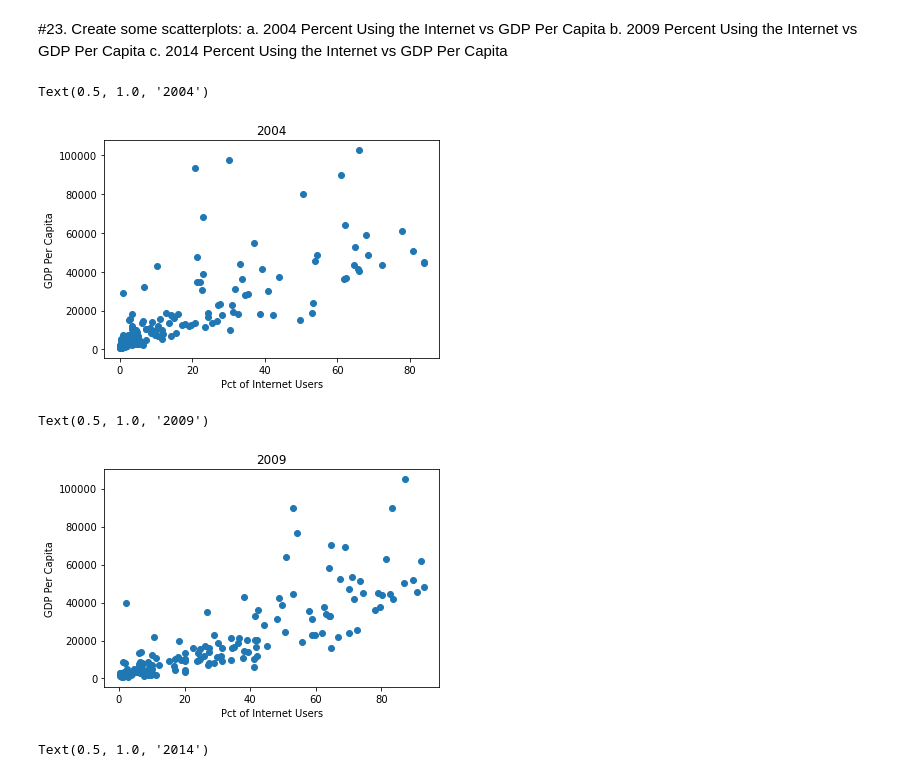
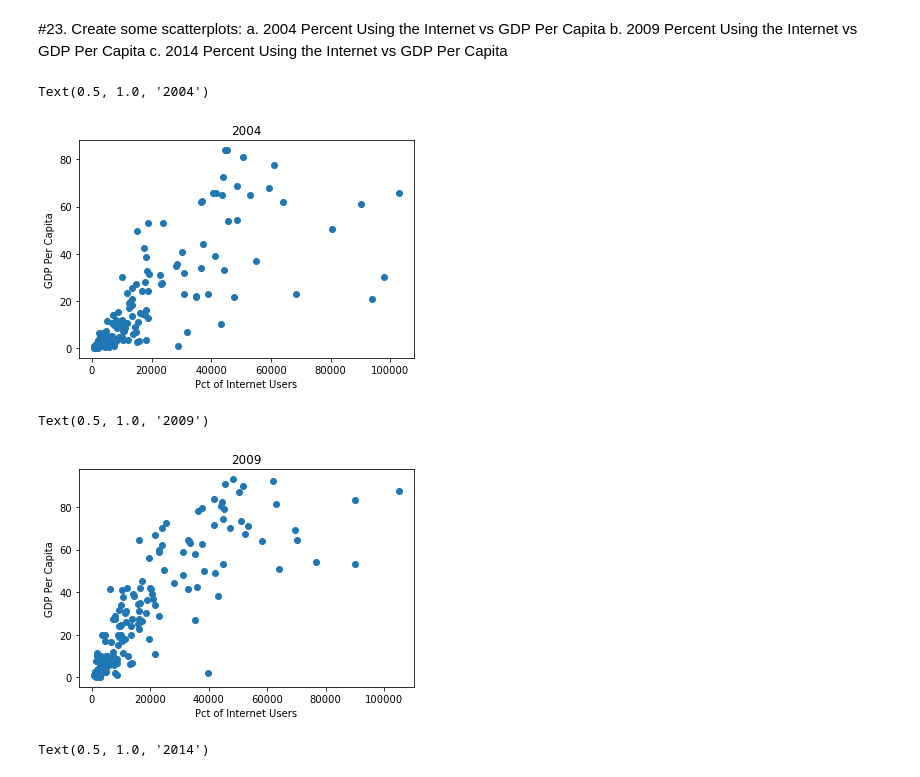
Before and after one commit to NSS-Data-Analytics-Cohort-6/gdp-and-internet-usage-worldsbestdad, a Jupyter notebook: notebooks/philscript.ipynb, the cells around one changed output. Saved outputs shown, nothing was run; the diff lists cells and outputs as text; code cells hidden in the pictures.

```diff
--- a/notebooks/philscript.ipynb
+++ b/notebooks/philscript.ipynb
@@ -230,21 +273,21 @@ a. 2004 Percent Using the Internet vs GDP Per Capita
 b. 2009 Percent Using the Internet vs GDP Per Capita
 c. 2014 Percent Using the Internet vs GDP Per Capita
 # %%
-plt.scatter(gdp_int2004['Internet_Users_Pct'], gdp_int2004['GDP_Per_Capita'])
+plt.scatter(gdp_int2004['GDP_Per_Capita'],gdp_int2004['Internet_Users_Pct'])
 plt.ylabel('GDP Per Capita')
 plt.xlabel('Pct of Internet Users')
 plt.title('2004')
 # %% [output]
 Text(0.5, 1.0, '2004')
-[figure, old version]
+[figure, new version]
 # %%
-plt.scatter(gdp_int2009['Internet_Users_Pct'], gdp_int2009['GDP_Per_Capita'])
+plt.scatter(gdp_int2009['GDP_Per_Capita'],gdp_int2009['Internet_Users_Pct'])
 plt.ylabel('GDP Per Capita')
 plt.xlabel('Pct of Internet Users')
 plt.title('2009')
 # %% [output]
 Text(0.5, 1.0, '2009')
-[figure, old version]
+[figure, new version]
 # %%
 plt.scatter(gdp_int2014['Internet_Users_Pct'], gdp_int2014['GDP_Per_Capita'])
 plt.ylabel('GDP Per Capita')
```
Also changed, not shown: parts of 35 cells of this notebook.
